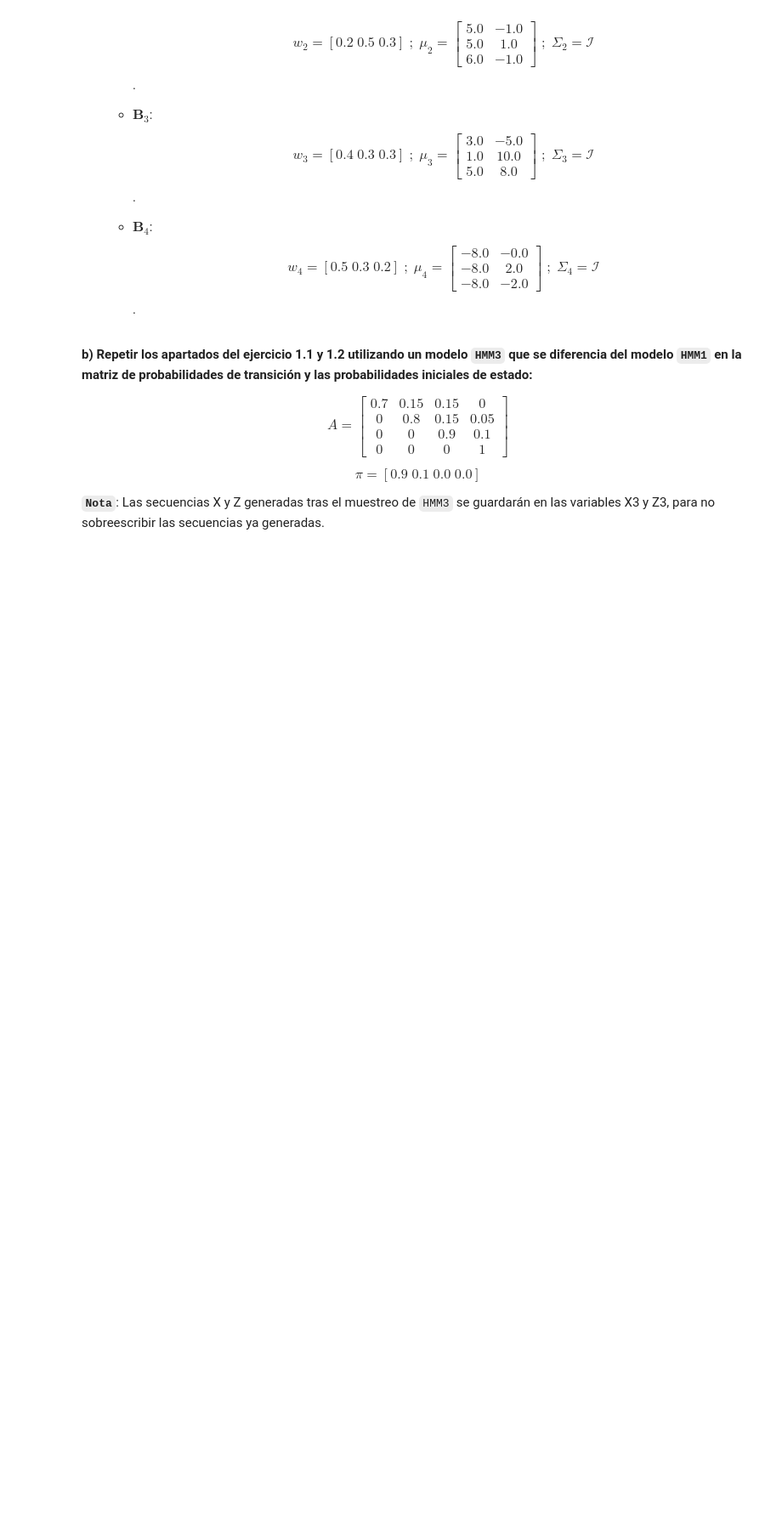
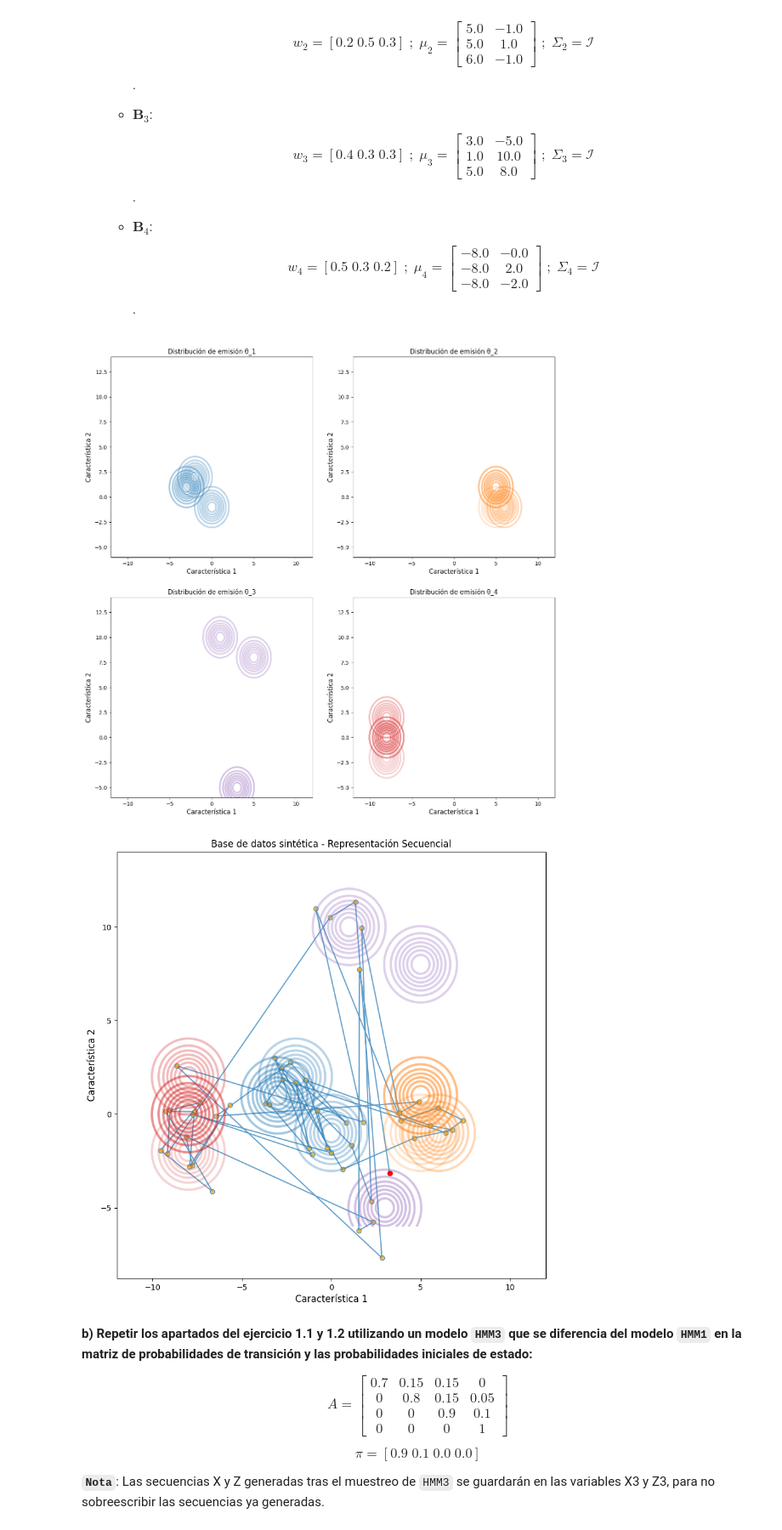
Before and after one commit to InigoMartinezCiriza/PIT, a Jupyter notebook: P2/PR2_PIT.ipynb, the cells around one changed output. Shown at 85% size. Saved outputs shown, nothing was run; the diff lists cells and outputs as text; code cells hidden in the pictures; blank space fills up the shorter version.

```diff
--- a/P2/PR2_PIT.ipynb
+++ b/P2/PR2_PIT.ipynb
@@ -294,16 +303,16 @@ n_gaussians = 3
 # 1) Pesos de las componentes gaussianas de las GMM
 # pesos_{i,j} corresponde al peso de la componente j del estado i ''
 weights2 = np.array([[0.3, 0.3, 0.4],
-                  [0.2, 0.5, 0.3],
-                  [0.4, 0.3, 0.3],
-                  [0.5, 0.3, 0.2]])
+                     [0.2, 0.5, 0.3],
+                     [0.4, 0.3, 0.3],
+                     [0.5, 0.3, 0.2]])
 
 # 2) Vectores de medias de las componentes gaussianas de las GMM
 # mu_{i,j} corresponde al vector de medias de la componente j del estado i (vector 2D)
-mu2 = np.array([[[-2.0, 2.0], [0.0, -1], [-3.0, 1.0]],
-               [[5.0, 0.0], [5.0, -1.0], [6.0, -1.0]],
-               [[3.0, 5.0], [1.0, 10], [5.0, 8.0]],
-               [[-8.0, 0.0], [-8.0, 2], [-8.0, -2.0]]])
+mu2 = np.array([[[-2.0, 2.0], [0.0, -1.0], [-3.0, 1.0]],
+                [[5.0, -1.0], [5.0, 1.0], [6.0, -1.0]],
+                [[3.0, -5.0], [1.0, 10.0], [5.0, 8.0]],
+                [[-8.0, 0.0], [-8.0, 2.0], [-8.0, -2.0]]])
 
 
 #3) Matrices de covarianza de las componentes Gaussianas de las GMM
@@ -311,9 +320,13 @@ mu2 = np.array([[[-2.0, 2.0], [0.0, -1], [-3.0, 1.0]],
 sigma2 = np.tile(np.identity(2), (4, 3, 1, 1))
 
 # Inicialización del modelo:
-# TO DO: Generación de la variable HMM2 de clase GMMHMM
-HMM2 = ...
-...
+HMM2 = hmm.GMMHMM(n_components=N, covariance_type="full")
+HMM2.startprob_ = pi
+HMM2.transmat_ = A
+HMM2.means_ = mu2
+HMM2.weights_ = weights2
+HMM2.covars_ = sigma2
+HMM2.n_mix = n_gaussians
 
 ######################################################################### 1.1C
 # Representación de las distribuciones de emisión para cada estado
@@ -336,42 +349,47 @@ for n in range(N):
 
     for g in range(n_gaussians):
         # TO DO: Evaluación de cada una de las componentes gaussianas en los ejes
-        eval_multivariate_gaussian= ...
-        prob = np.reshape(eval_multivariate_gaussian), _X.shape)
+        eval_multivariate_gaussian= multivariate_normal.pdf(positions,
+                                                            HMM2.means_[n][g],
+                                                            HMM2.covars_[n][g])
+        prob = np.reshape(eval_multivariate_gaussian, _X.shape)
         # Representación del contorno
-        ax[n].contour(x_axis, y_axis, prob, colors=colors[g],linewidths=3)
+        ax[n].contour(x_axis, y_axis, prob, colors=colors[n], linewidths=3, alpha = HMM2.weights_[n][g])
         # Etiquetas y título
         ax[n].set_xlabel('Característica 1', fontsize=12)
         ax[n].set_ylabel('Característica 2', fontsize=12)
         ax[n].set_title('Distribución de emisión \u03B8_{:.0f}'.format(n+1) )
 
 plt.show();
 
 ######################################################################### 1.2
 X2, Z2 = HMM2.sample(T)
 
 T_repr=50
 
 # Representación de los datos mediante un scatter plot
 fig2,ax2 = plt.subplots(figsize=(10,10))
 
 # Representación de los datos mediante un scatter plot
 # Para mostrar el desarrollo de la secuencia
 ax2.plot(X2[:T_repr,0],X2[:T_repr,1],'o-',label='observations',mfc='orange',alpha=0.7)
 ax2.plot(X2[0:1,0],X2[0:1,1],'or')
-plt.xlim((np.min(X2[:,0]),np.max(X2[:,0])))
-plt.ylim((np.min(X2[:,1]),np.max(X2[:,1])))
 ax2.set_xlabel('Característica 1', fontsize=12)
 ax2.set_ylabel('Característica 2', fontsize=12)
 ax2.set_title('Base de datos sintética - Representación Secuencial' )
 
 
 for n in range(N):
   for g in range(n_gaussians):
     # TO DO: Evaluación de cada una de las componentes gaussianas en los ejes
-    eval_multivariate_gaussian= ...
+    eval_multivariate_gaussian= multivariate_normal.pdf(positions,
+                                                        HMM2.means_[n][g],
+                                                        HMM2.covars_[n][g])
     prob = np.reshape(eval_multivariate_gaussian, _X.shape)
-    ax2.contour(x_axis, y_axis, prob,colors=colors[n],linewidths=3)
+    ax2.contour(x_axis, y_axis, prob,colors=colors[n],linewidths=3, alpha=HMM2.weights_[n][g])
+# %% [output]
+[figure, added]
+[figure, added]
 # %% [markdown]
 **b) Repetir los apartados del ejercicio 1.1 y 1.2 utilizando un modelo `HMM3` que se diferencia del modelo `HMM1` en la matriz de probabilidades de transición y las probabilidades iniciales de estado:**
 
```
Also changed, not shown: parts of 15 cells of this notebook, 2 other files.
